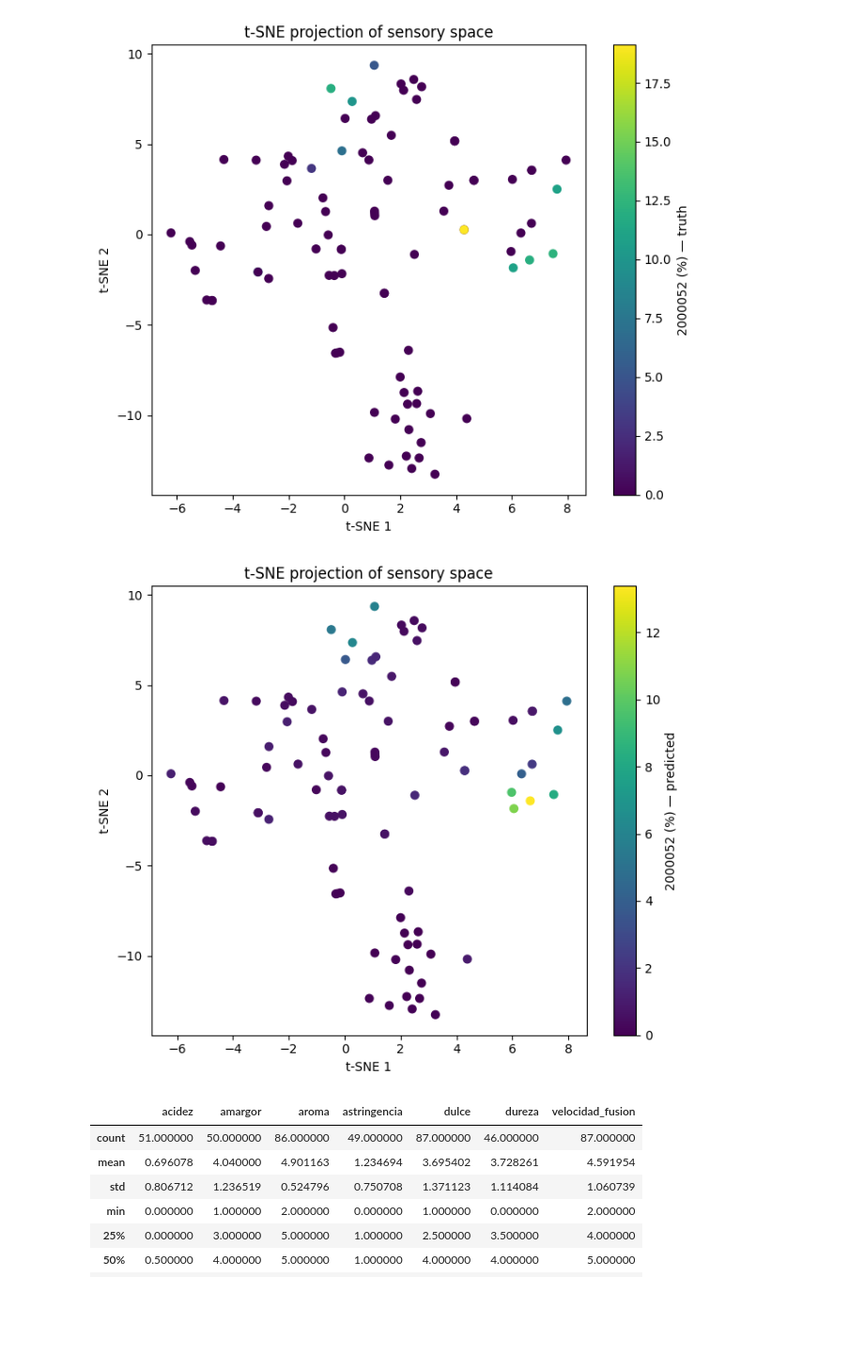
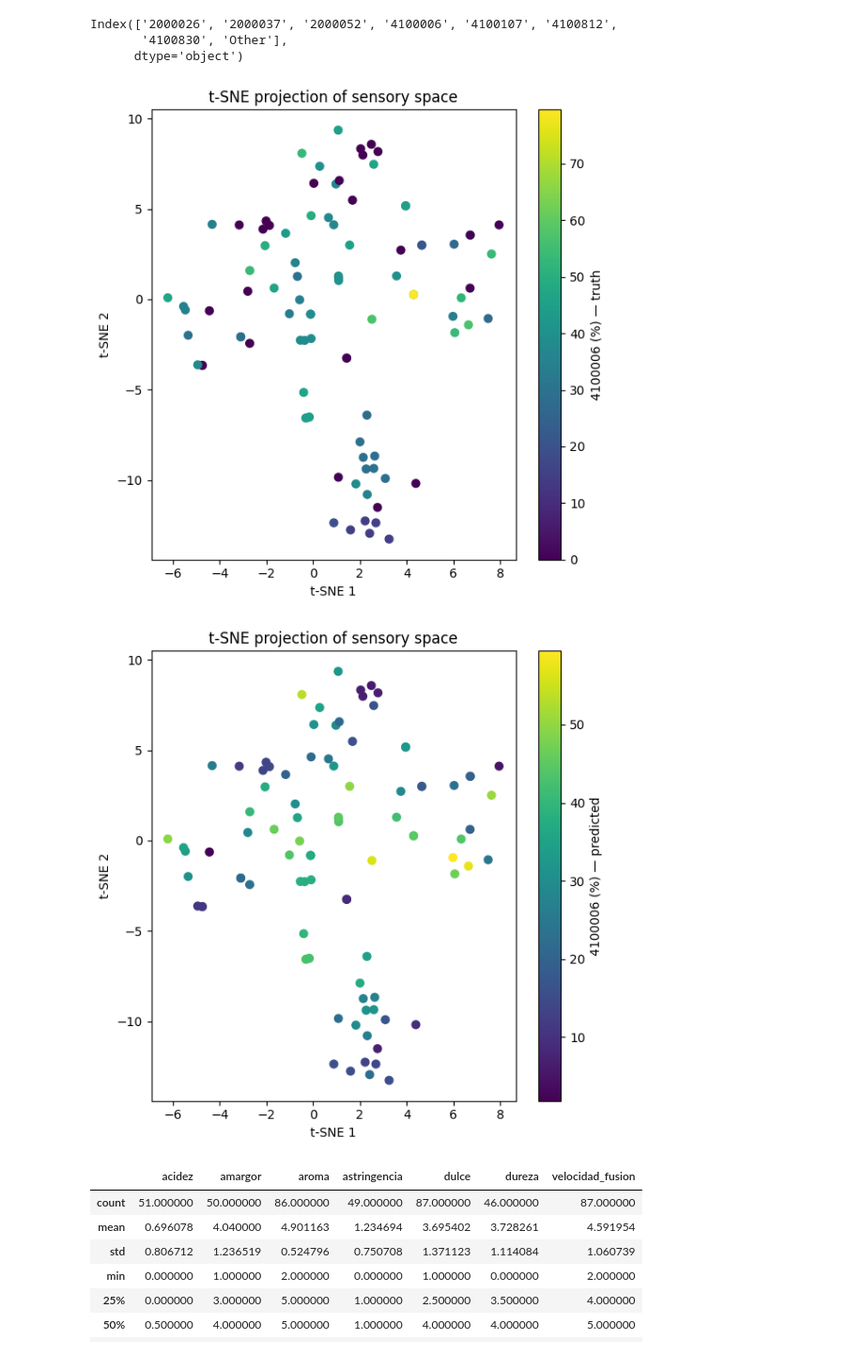
Before and after one commit to UN-GCPDS/python-gcpds.luker_multiple_annotators, a Jupyter notebook: notebooks/recipes/model.ipynb, the cells around one changed output. Shown at 94% size. Saved outputs shown, nothing was run; the diff lists cells and outputs as text; code cells hidden in the pictures; blank space fills up the shorter version.

```diff
--- a/notebooks/recipes/model.ipynb
+++ b/notebooks/recipes/model.ipynb
@@ -945,15 +947,21 @@ def build_tsne_and_ready(Xdf: pd.DataFrame, artifacts: dict, perplexity: float =
 # %%
 # Build projection on your current Xdf using artifacts
 Xs, proj2d, nn = build_tsne_and_ready(Xdf, artifacts, perplexity=20, random_state=0)
+# %%
+preds.columns
+# %% [output]
+Index(['2000026', '2000037', '2000052', '4100006', '4100107', '4100812',
+       '4100830', 'Other'],
+      dtype='object')
 # %%
-ing = "2000052"
+ing = "4100006"
 plot_projection(proj2d, artifacts, ingredient=ing, color_by="truth", Ydf=Ydf)
 # %% [output]
-[figure, old version]
+[figure, new version]
 # %%
 plot_projection(proj2d, artifacts, ingredient=ing, color_by="prediction", Xdf=Xdf)
 # %% [output]
-[figure, old version]
+[figure, new version]
 # %%
 Xdf.describe()
 # %% [output]
```
Also changed, not shown: parts of 3 cells of this notebook.
